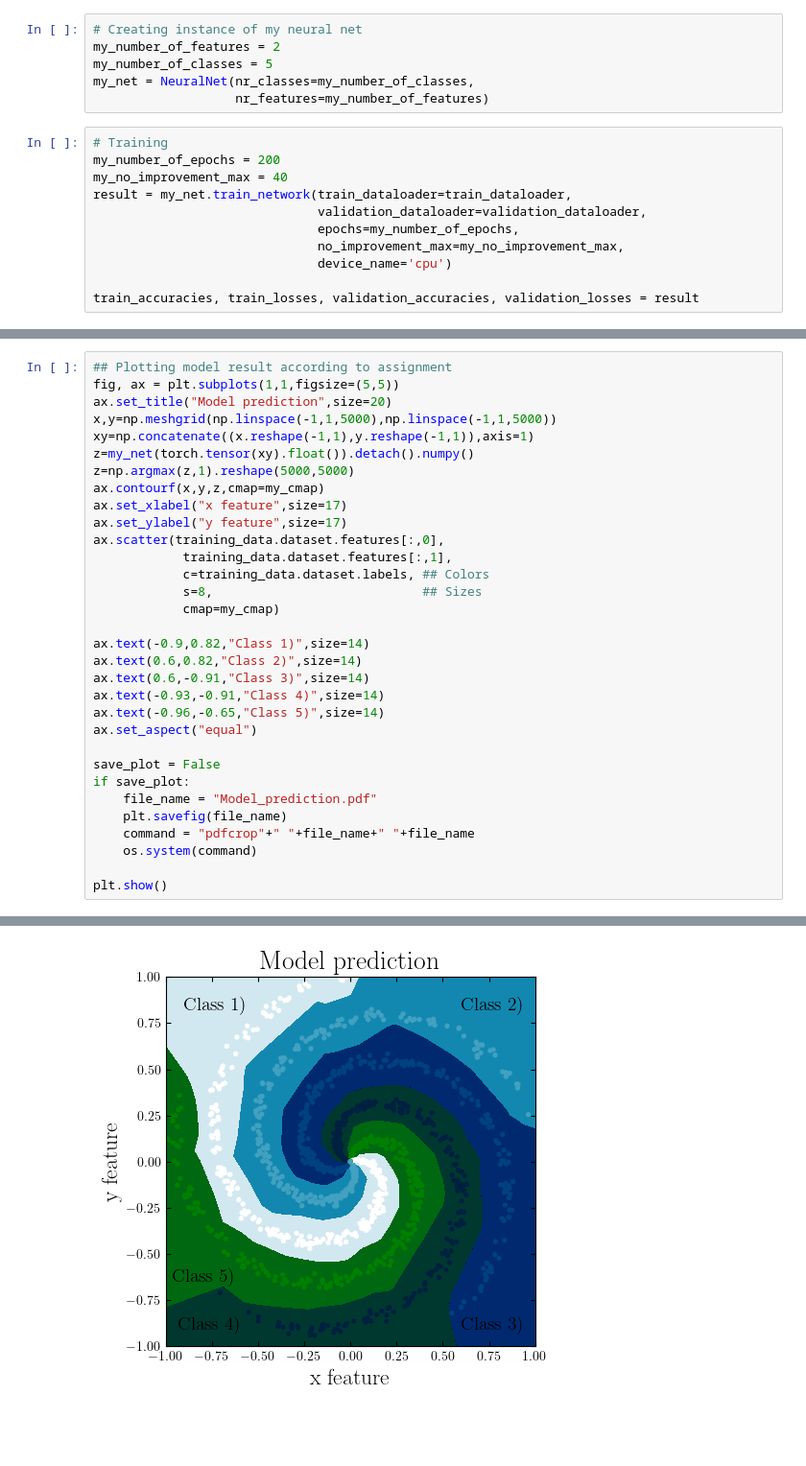
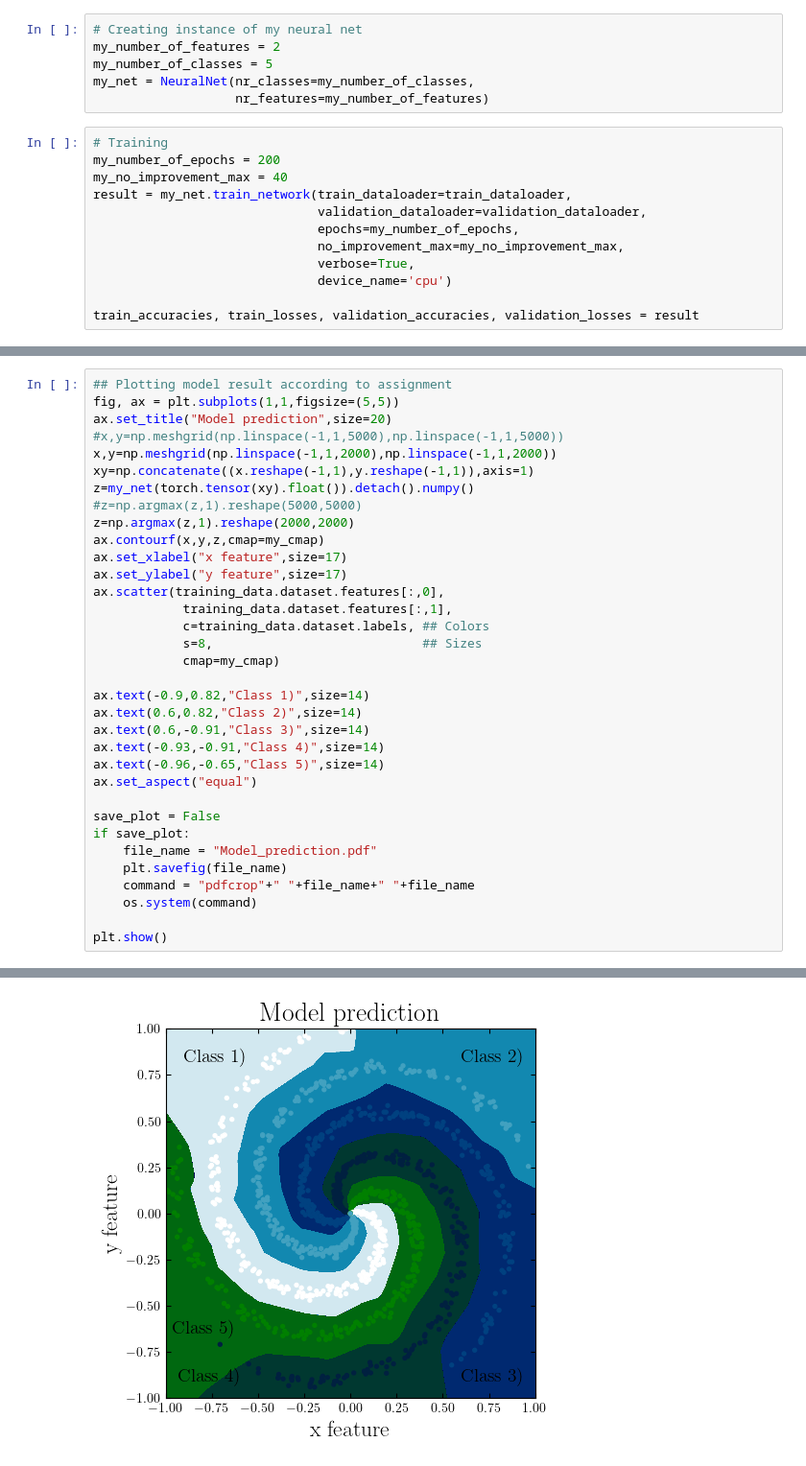
Before and after one commit to seba2390/DeepLearning2022, a Jupyter notebook: Aflevering 1/part_3/main.ipynb, the cells around one changed output, grey strips where cells are left out. Shown at 96% size. Saved outputs shown, nothing was run; the diff lists cells and outputs as text; blank space fills up the shorter version.

```diff
--- a/Aflevering 1/part_3/main.ipynb
+++ b/Aflevering 1/part_3/main.ipynb
@@ -75,6 +75,7 @@ result = my_net.train_network(train_dataloader=train_dataloader,
                               validation_dataloader=validation_dataloader,
                               epochs=my_number_of_epochs,
                               no_improvement_max=my_no_improvement_max,
+                              verbose=True,
                               device_name='cpu')
 
 train_accuracies, train_losses, validation_accuracies, validation_losses = result
@@ -139,10 +138,12 @@ Last epoch model:
 ## Plotting model result according to assignment
 fig, ax = plt.subplots(1,1,figsize=(5,5))
 ax.set_title("Model prediction",size=20)
-x,y=np.meshgrid(np.linspace(-1,1,5000),np.linspace(-1,1,5000))
+#x,y=np.meshgrid(np.linspace(-1,1,5000),np.linspace(-1,1,5000))
+x,y=np.meshgrid(np.linspace(-1,1,2000),np.linspace(-1,1,2000))
 xy=np.concatenate((x.reshape(-1,1),y.reshape(-1,1)),axis=1)
 z=my_net(torch.tensor(xy).float()).detach().numpy()
-z=np.argmax(z,1).reshape(5000,5000)
+#z=np.argmax(z,1).reshape(5000,5000)
+z=np.argmax(z,1).reshape(2000,2000)
 ax.contourf(x,y,z,cmap=my_cmap)
 ax.set_xlabel("x feature",size=17)
 ax.set_ylabel("y feature",size=17)
@@ -173 +172 @@ PDFCROP 1.40, 2020/06/06 - Copyright (c) 2002-2020 by Heiko Oberdiek, Oberdiek P
-[figure, old version]
+[figure, new version]
```
Also changed, not shown: parts of 4 cells of this notebook, 3 other files.
